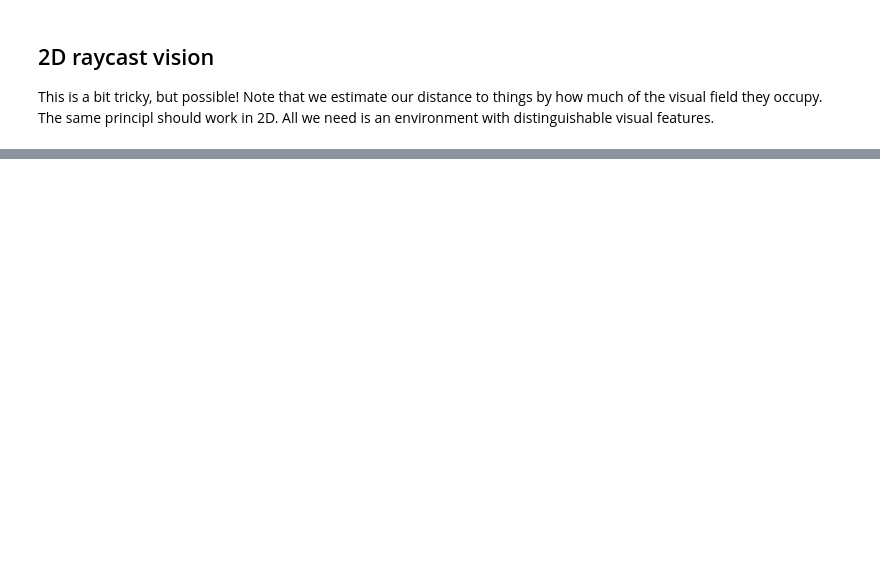
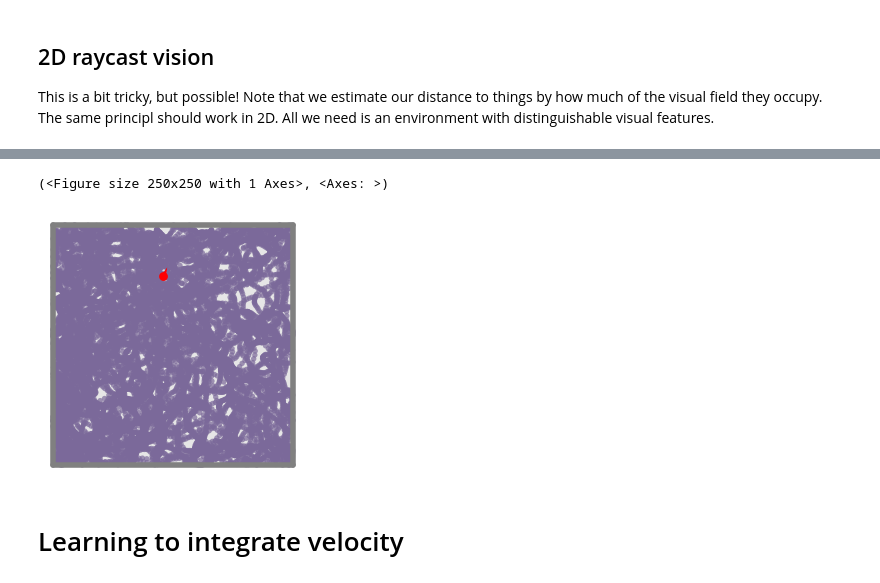
Before and after one commit to charlesdgburns/GCJC, a Jupyter notebook: iyer_et_al_2024.ipynb, the cells around one changed output, grey strips where cells are left out. Drawn from its saved outputs; the diff is of its cells as text; code cells hidden in the pictures; blank space fills up the shorter version.

Commit message:
finished data generation

```diff
--- a/iyer_et_al_2024.ipynb
+++ b/iyer_et_al_2024.ipynb
@@ -207,0 +262,24 @@ fig.tight_layout()
+# %%
+# leverage ratinabox to generate trajectory data and inputs
+import ratinabox as riab
+from tqdm import tqdm
+import pandas as pd
+
+
+#hairpin = riab.Environment(params = {'boundary':[[0,0],[0,1],[2,1],[2,0],[0,0]],
+#                                  'walls':[[[2/5,0],[2/5,4/5]], [[4/5,5/5],[4/5,1/5]], [[6/5,0],[6/5,4/5]], [[8/5,1],[8/5,1/5]]]})
+
+env = riab.Environment() #params = {'boundary':[[0,0],[0,1],[2,1],[2,0],[0,0]]} if using hairpin_maze to enlarge boundary
+env.walls = np.array(open_field)
+#env.plot_environment()
+Ag = riab.Agent(env, params = {'dt':1/60})
+
+traj_length = 100000
+for i in tqdm(range(traj_length)):
+  Ag.update()
+
+history_df = pd.DataFrame(Ag.history)
+Ag.plot_trajectory()
+# %% [output]
+(<Figure size 250x250 with 1 Axes>, <Axes: >)
+[figure, added]
@@ -207,0 +310,2 @@ fig.tight_layout()
+# %% [markdown]
+# Learning to integrate velocity
```
Also changed, not shown: parts of 6 cells of this notebook.
